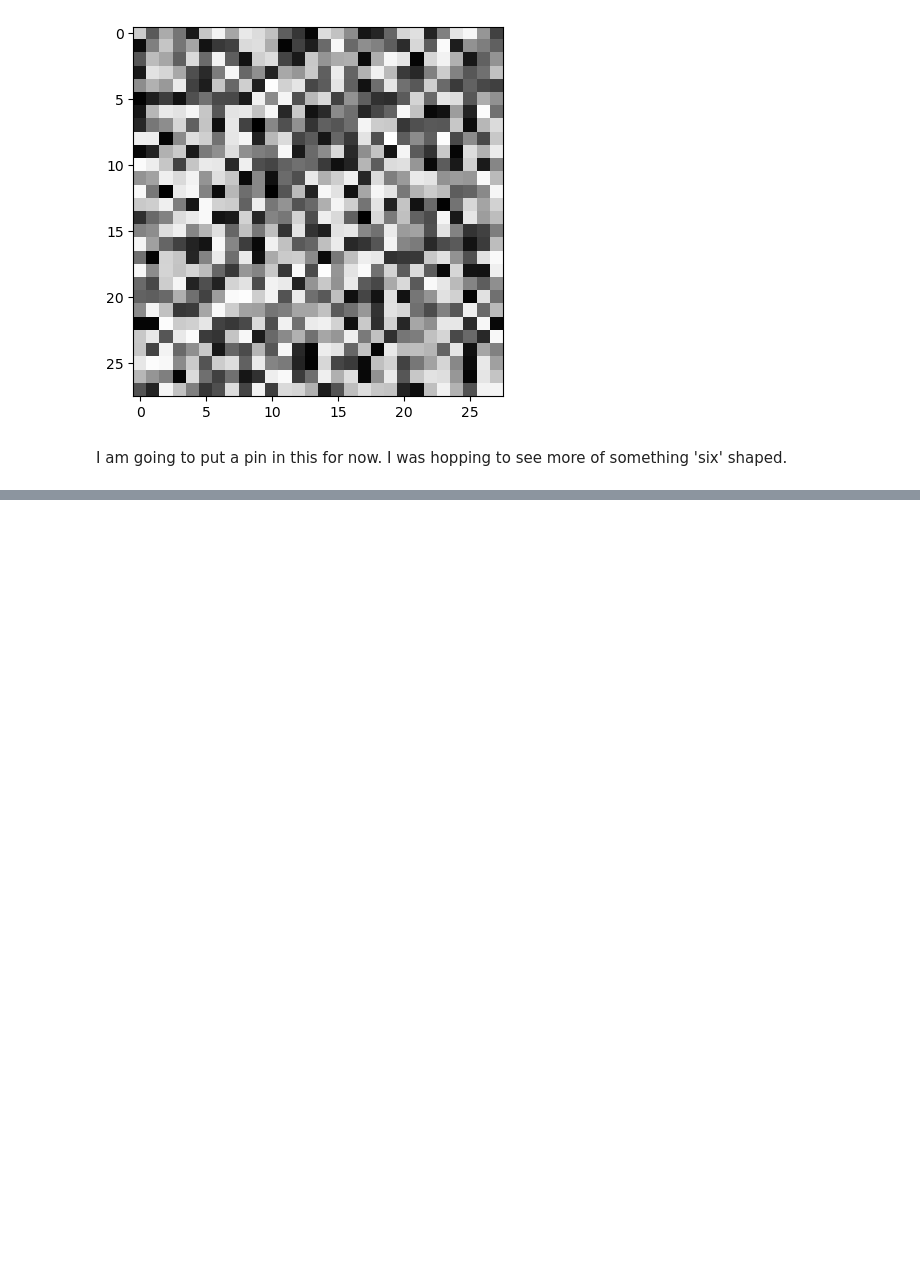
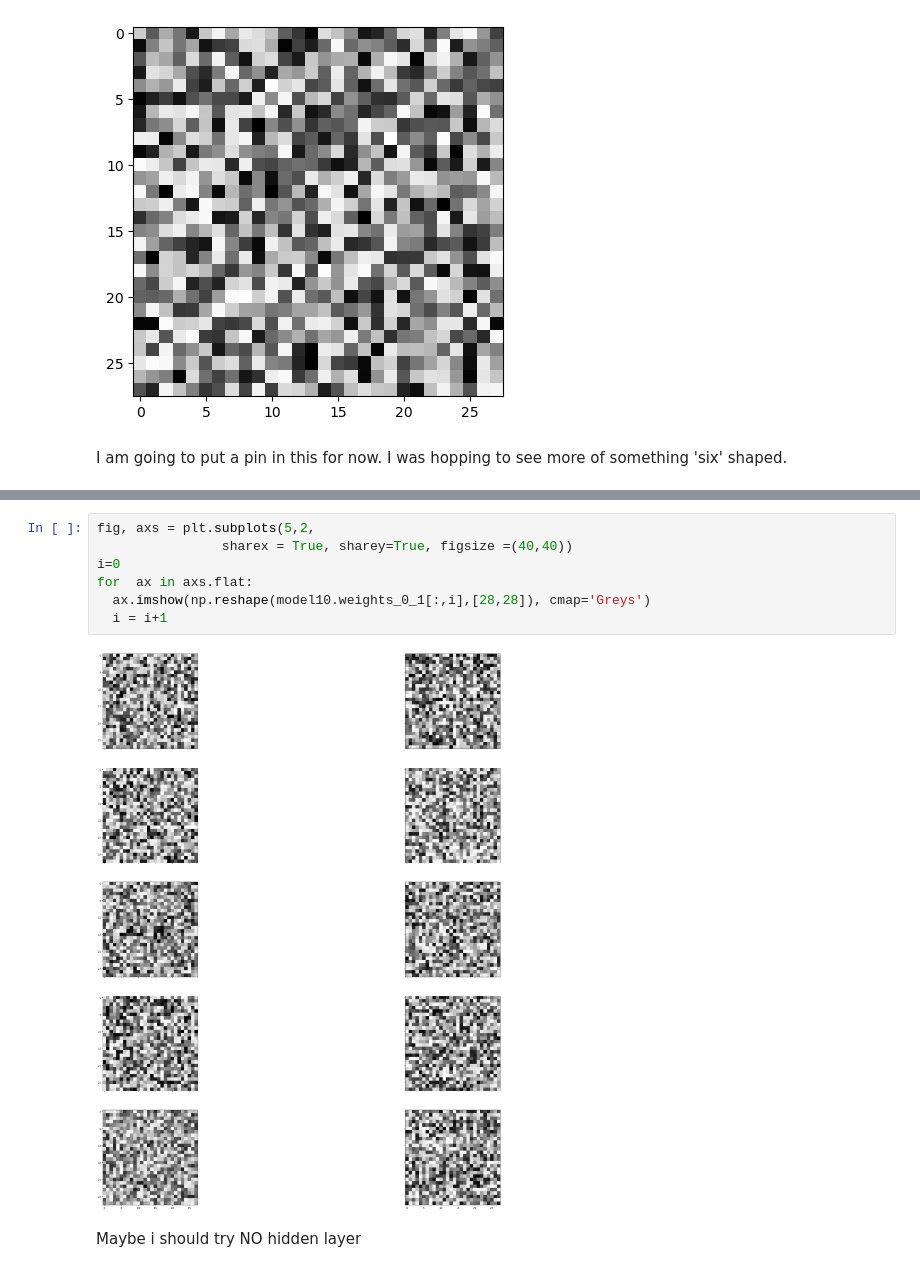
Before and after one commit to DrEntropy/NNbyHand, a Jupyter notebook: byhand.ipynb, the cells around one changed output, grey strips where cells are left out. Drawn from its saved outputs; the diff is of its cells as text; blank space fills up the shorter version.

```diff
--- a/byhand.ipynb
+++ b/byhand.ipynb
@@ -256,0 +300,11 @@ I am going to put a pin in this for now.  I was hopping to see more of something
+# %%
+fig, axs = plt.subplots(5,2,
+                sharex = True, sharey=True, figsize =(40,40))
+i=0
+for  ax in axs.flat:
+  ax.imshow(np.reshape(model10.weights_0_1[:,i],[28,28]), cmap='Greys')
+  i = i+1
+# %% [output]
+[figure, added]
+# %% [markdown]
+Maybe i should try NO hidden layer
```
Also changed, not shown: parts of 5 cells of this notebook.
